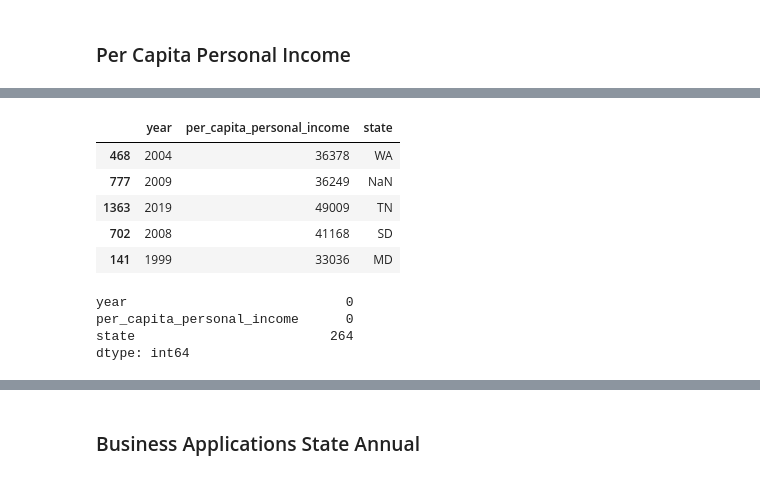
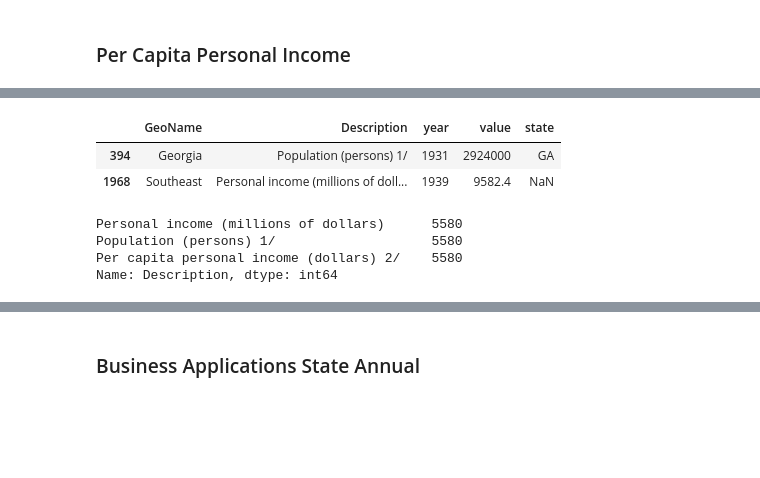
Before and after one commit to adfrisealach/320_final_project, a Jupyter notebook: file_cleanup.ipynb, the cells around one changed output, grey strips where cells are left out. Saved outputs shown, nothing was run; the diff lists cells and outputs as text; code cells hidden in the pictures; blank space fills up the shorter version.

```diff
--- a/file_cleanup.ipynb
+++ b/file_cleanup.ipynb
@@ -217,7 +188,7 @@ df.to_csv('./clean/per_capita_disposable_personal_income_state_annual_clean.csv'
 # %% [markdown]
 ### Per Capita Personal Income
 # %%
-df = pd.read_csv('./dirty/per_capita_personal_income_state_annual.csv', engine='python')
+df = pd.read_csv('./dirty/personal_income_per_capita_state_annual.csv',skiprows=5, skipfooter=7, engine='python')
 # verified correct head/tail skip against manual excel inspections
 # %%
 df.sample(5)
@@ -231,27 +202,18 @@ df.sample(5)
 # %%
+# drop un-needed columns
+df = df.drop(columns=['LineCode','GeoFips'])
+
 # reshape column structure
-df = pd.melt(df, id_vars=['GeoFips','GeoName'])
+df = pd.melt(df, id_vars=['GeoName','Description'])
 
 # rename columns
-df = df.rename(columns={'variable':'year', 'value':'per_capita_personal_income'})
+df = df.rename(columns={'variable':'year'})
 
 # map state name to state abbreviation
 df['state'] = df['GeoName'].map(state_dict)
-
-df = df.drop(columns=['GeoName','GeoFips'])
 # %%
-df.sample(5)
+df.sample(2)
 # %% [output]
-|  | year | per_capita_personal_income | state |
-| 468 | 2004 | 36378 | WA |
-| 777 | 2009 | 36249 | NaN |
-| 1363 | 2019 | 49009 | TN |
-| 702 | 2008 | 41168 | SD |
-| 141 | 1999 | 33036 | MD |
+|  | GeoName | Description | year | value | state |
+| 394 | Georgia | Population (persons) 1/ | 1931 | 2924000 | GA |
+| 1968 | Southeast | Personal income (millions of doll... | 1939 | 9582.4 | NaN |
-# %%
-df.isnull().sum()
-# %% [output]
-year                            0
-per_capita_personal_income      0
-state                         264
-dtype: int64
@@ -260,0 +220,7 @@ df = df.dropna()
+# %%
+df.Description.value_counts()
+# %% [output]
+Personal income (millions of dollars)      5580
+Population (persons) 1/                    5580
+Per capita personal income (dollars) 2/    5580
+Name: Description, dtype: int64
```
Also changed, not shown: parts of 46 cells of this notebook.
